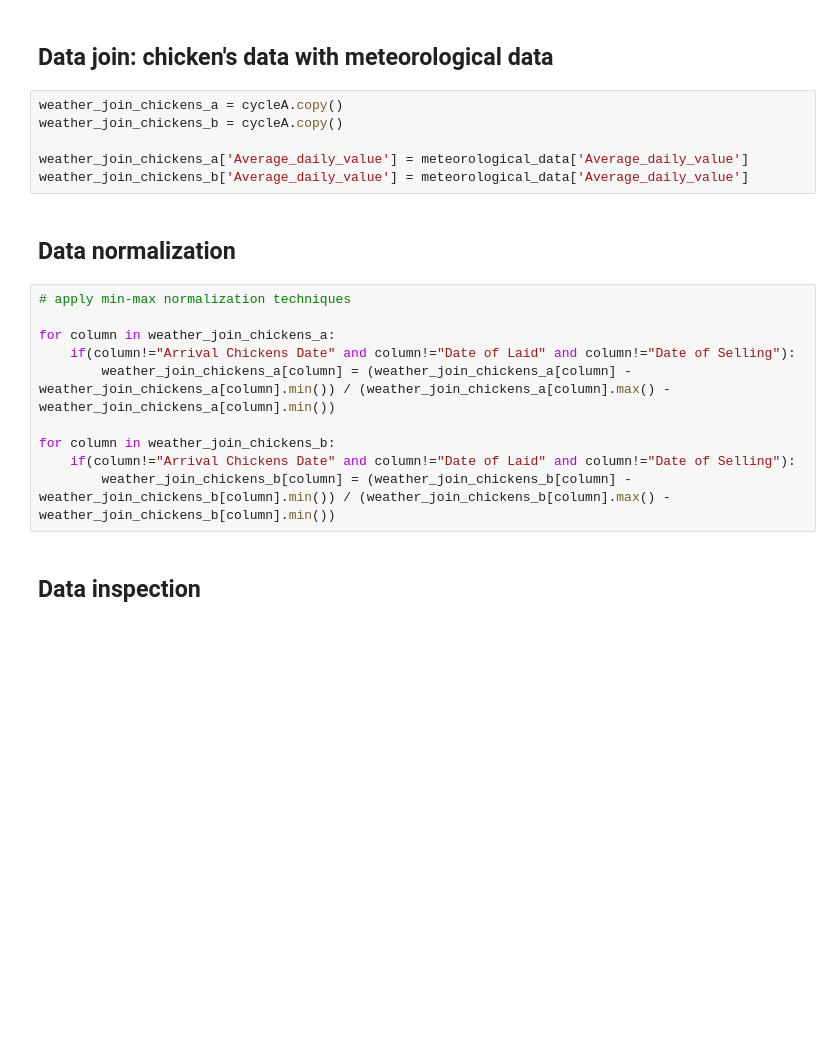
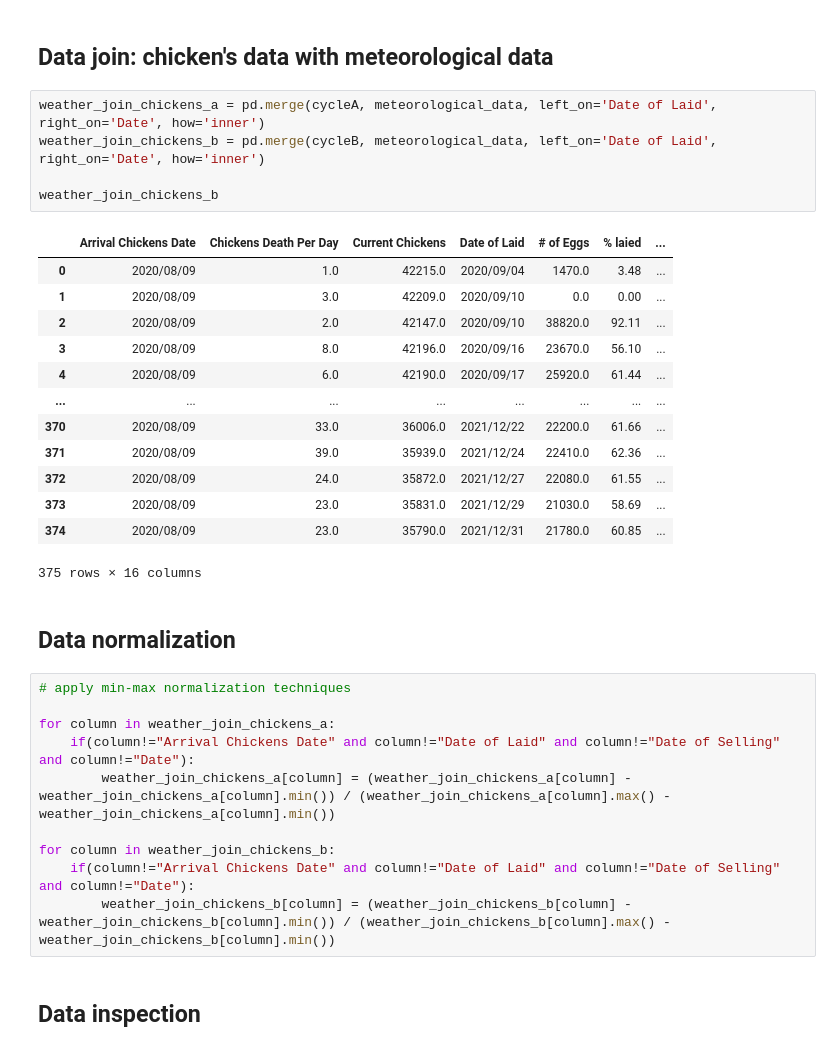
Before and after one commit to CanaliDavide/DASA--Project, a Jupyter notebook: data_preprocessing.ipynb, the cells around one changed output. Cells and saved outputs as stored; diff of their text form; blank space fills up the shorter version.

```diff
--- a/data_preprocessing.ipynb
+++ b/data_preprocessing.ipynb
@@ -62,23 +70,36 @@ meteorological_data.head()
 | 4 | 5121 | 2018/01/05 | 4.0 | -1.1 | 8.5 |
 # %% [markdown]
 ## Data join: chicken's data with meteorological data
-# %%
-weather_join_chickens_a = cycleA.copy()
-weather_join_chickens_b = cycleA.copy()
-
-weather_join_chickens_a['Average_daily_value'] = meteorological_data['Average_daily_value']
-weather_join_chickens_b['Average_daily_value'] = meteorological_data['Average_daily_value']
+# %%
+weather_join_chickens_a = pd.merge(cycleA, meteorological_data, left_on='Date of Laid', right_on='Date', how='inner')
+weather_join_chickens_b = pd.merge(cycleB, meteorological_data, left_on='Date of Laid', right_on='Date', how='inner')
+
+weather_join_chickens_b
+# %% [output]
+|  | Arrival Chickens Date | Chickens Death Per Day | Current Chickens | Date of Laid | # of Eggs | % laied | ... |
+| 0 | 2020/08/09 | 1.0 | 42215.0 | 2020/09/04 | 1470.0 | 3.48 | ... |
+| 1 | 2020/08/09 | 3.0 | 42209.0 | 2020/09/10 | 0.0 | 0.00 | ... |
+| 2 | 2020/08/09 | 2.0 | 42147.0 | 2020/09/10 | 38820.0 | 92.11 | ... |
+| 3 | 2020/08/09 | 8.0 | 42196.0 | 2020/09/16 | 23670.0 | 56.10 | ... |
+| 4 | 2020/08/09 | 6.0 | 42190.0 | 2020/09/17 | 25920.0 | 61.44 | ... |
+| ... | ... | ... | ... | ... | ... | ... | ... |
+| 370 | 2020/08/09 | 33.0 | 36006.0 | 2021/12/22 | 22200.0 | 61.66 | ... |
+| 371 | 2020/08/09 | 39.0 | 35939.0 | 2021/12/24 | 22410.0 | 62.36 | ... |
+| 372 | 2020/08/09 | 24.0 | 35872.0 | 2021/12/27 | 22080.0 | 61.55 | ... |
+| 373 | 2020/08/09 | 23.0 | 35831.0 | 2021/12/29 | 21030.0 | 58.69 | ... |
+| 374 | 2020/08/09 | 23.0 | 35790.0 | 2021/12/31 | 21780.0 | 60.85 | ... |
+375 rows × 16 columns
 # %% [markdown]
 ## Data normalization
 # %%
 # apply min-max normalization techniques
 
 for column in weather_join_chickens_a:
-    if(column!="Arrival Chickens Date" and column!="Date of Laid" and column!="Date of Selling"):
+    if(column!="Arrival Chickens Date" and column!="Date of Laid" and column!="Date of Selling" and column!="Date"):
         weather_join_chickens_a[column] = (weather_join_chickens_a[column] - weather_join_chickens_a[column].min()) / (weather_join_chickens_a[column].max() - weather_join_chickens_a[column].min())
 
 for column in weather_join_chickens_b:
-    if(column!="Arrival Chickens Date" and column!="Date of Laid" and column!="Date of Selling"):
+    if(column!="Arrival Chickens Date" and column!="Date of Laid" and column!="Date of Selling" and column!="Date"):
         weather_join_chickens_b[column] = (weather_join_chickens_b[column] - weather_join_chickens_b[column].min()) / (weather_join_chickens_b[column].max() - weather_join_chickens_b[column].min())
 # %% [markdown]
 ## Data inspection
```
Also changed, not shown: parts of 4 cells of this notebook.
